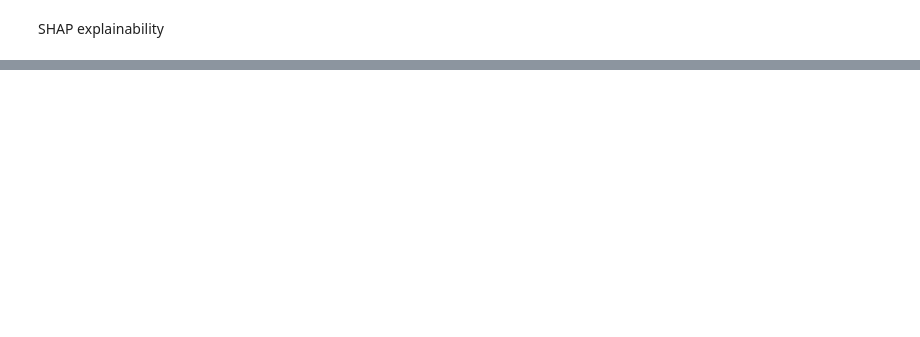
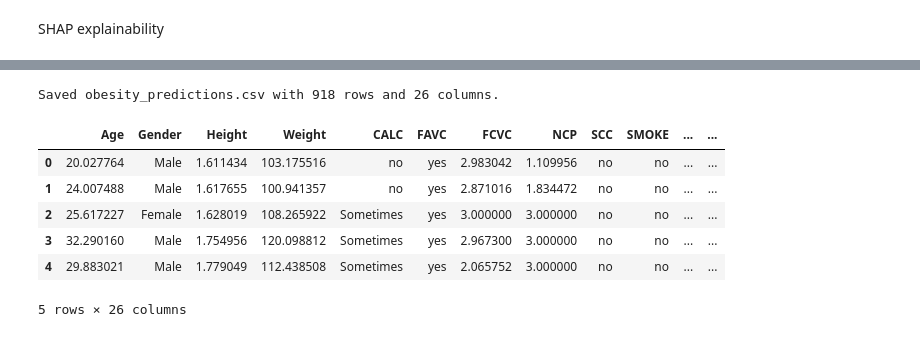
Before and after one commit to JasonSupala/DataMining, a Jupyter notebook: FinalCodingDataMining.ipynb, the cells around one changed output, grey strips where cells are left out. Cells and saved outputs as stored; diff of their text form; code cells hidden in the pictures; blank space fills up the shorter version.

```diff
--- a/FinalCodingDataMining.ipynb
+++ b/FinalCodingDataMining.ipynb
@@ -708,13 +893,21 @@ display(importance_comparison.head(15).round(5))
 # %%
 output_df = test_df.copy()
-output_df["BMI"] = test_df["BMI"]
 output_df["predicted_label"] = final_pred_labels_C
 output_df["prediction_source"] = prediction_sources_C
 output_df["confidence"] = test_confidence
 
 probability_df = pd.DataFrame(test_proba, columns=[f"probability_{label}" for label in class_names], index=output_df.index)
 output_df = pd.concat([output_df, probability_df], axis=1)
 
 output_df.to_csv("obesity_predictions.csv", index=False)
-print(f"Saved docs with {len(output_df)} rows and {len(output_df.columns)} columns.")
+print(f"Saved obesity_predictions.csv with {len(output_df)} rows and {len(output_df.columns)} columns.")
 display(output_df.head())
+# %% [output]
+Saved obesity_predictions.csv with 918 rows and 26 columns.
+|  | Age | Gender | Height | Weight | CALC | FAVC | FCVC | NCP | SCC | SMOKE | ... | ... |
+| 0 | 20.027764 | Male | 1.611434 | 103.175516 | no | yes | 2.983042 | 1.109956 | no | no | ... | ... |
+| 1 | 24.007488 | Male | 1.617655 | 100.941357 | no | yes | 2.871016 | 1.834472 | no | no | ... | ... |
+| 2 | 25.617227 | Female | 1.628019 | 108.265922 | Sometimes | yes | 3.000000 | 3.000000 | no | no | ... | ... |
+| 3 | 32.290160 | Male | 1.754956 | 120.098812 | Sometimes | yes | 2.967300 | 3.000000 | no | no | ... | ... |
+| 4 | 29.883021 | Male | 1.779049 | 112.438508 | Sometimes | yes | 2.065752 | 3.000000 | no | no | ... | ... |
+5 rows × 26 columns
```
Also changed, not shown: parts of 16 cells of this notebook, 1 other file.
